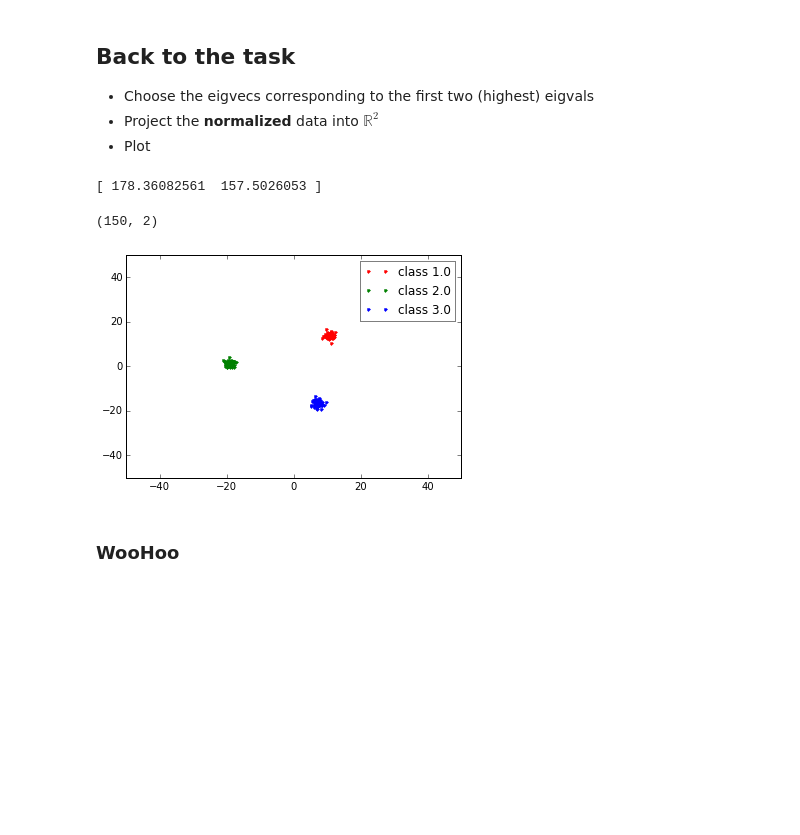
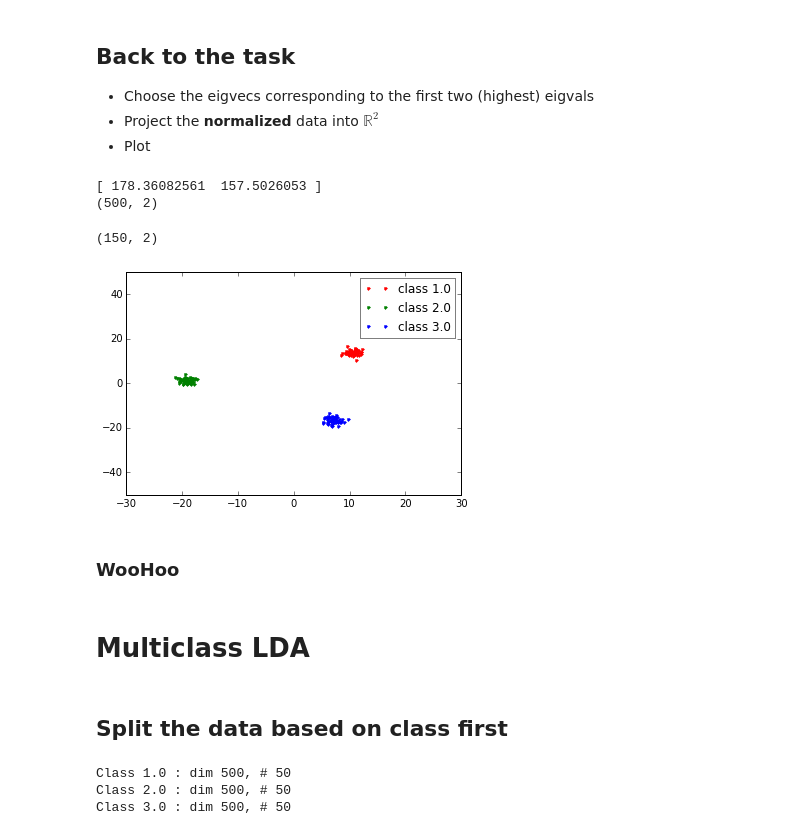
Before and after one commit to motjuste/patt-rex, a Jupyter notebook: task-3.3-scratch.ipynb, the cells around one changed output. Drawn from its saved outputs; the diff is of its cells as text; code cells hidden in the pictures; blank space fills up the shorter version.

```diff
--- a/task-3.3-scratch.ipynb
+++ b/task-3.3-scratch.ipynb
@@ -132,9 +151,10 @@ eigval_2 = sorted_evals[:2]
 eigvec_2 = sorted_evects[:, :2]
 
 print(eigval_2)
-# print(eigvec_2)
+print(eigvec_2.shape)
 # %% [output]
 [ 178.36082561  157.5026053 ]
+(500, 2)
 # %%
 projection = np.dot(data_X_norm.T, eigvec_2)
 
@@ -144,12 +164,16 @@ projection.shape
 # %%
 fig = plt.figure()
 axs = fig.add_subplot(111)
 
 for l, c in zip([1., 2., 3.], ['r.', 'g.', 'b.']):
     plt_rex.plot2d(projection[np.where(data_y == l)], False, axs=axs,
-                  x_lim=[-50, 50], y_lim=[-50, 50], hatch=c, show=False,
+                  x_lim=[-30, 30], y_lim=[-50, 50], hatch=c, show=False,
                   plotlabel="class " + str(l))
 # %% [output]
-[figure, old version]
+[figure, new version]
 # %% [markdown]
 ### WooHoo
+# %% [markdown]
+# Multiclass LDA
+# %% [markdown]
+## Split the data based on class first
@@ -155,0 +183,7 @@ for l, c in zip([1., 2., 3.], ['r.', 'g.', 'b.']):
+# %%
+print("\n".join("Class {} : dim {}, # {}".format(k, *v["data"].shape)
+                for k, v in datas.items()))
+# %% [output]
+Class 1.0 : dim 500, # 50
+Class 2.0 : dim 500, # 50
+Class 3.0 : dim 500, # 50
```
Also changed, not shown: parts of 24 cells of this notebook.
